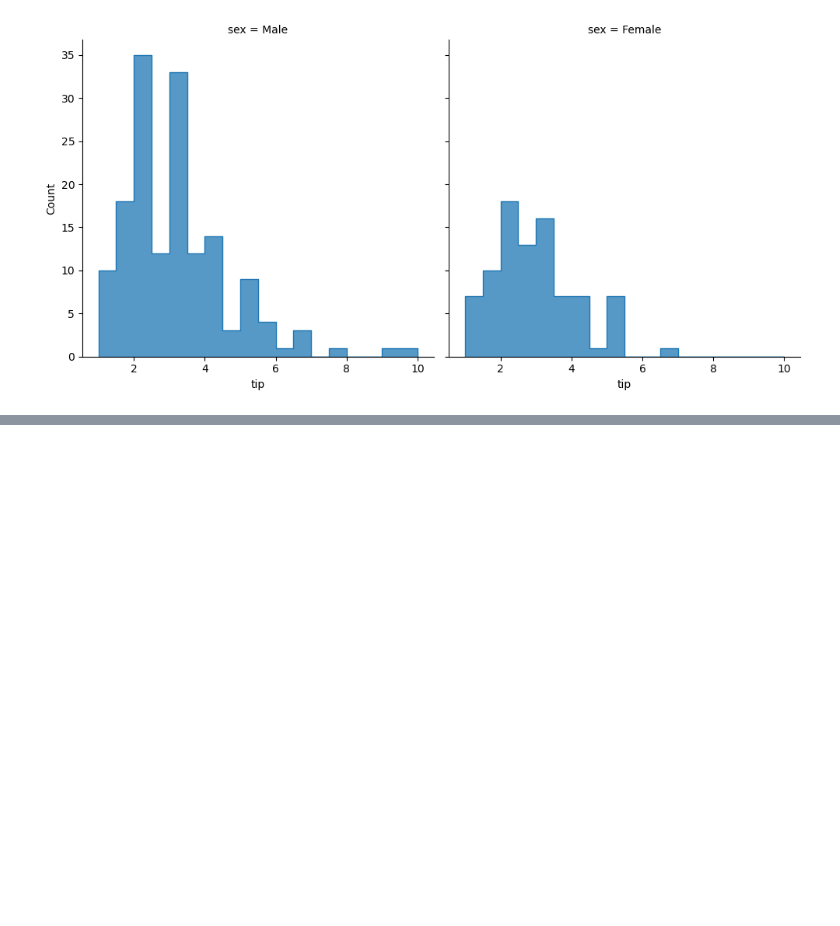
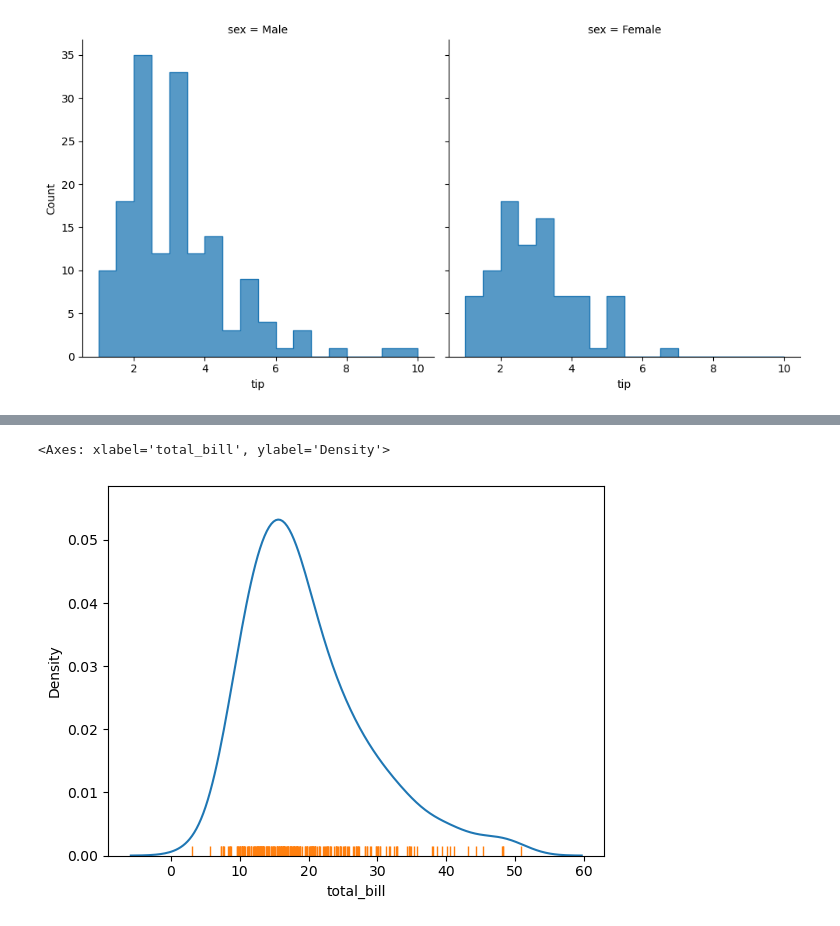
Before and after one commit to rakeshtunasahu/All-about-Python-basic-OOPs-libraries-, a Jupyter notebook: Seaborn/distribution_plot.ipynb, the cells around one changed output, grey strips where cells are left out. Cells and saved outputs as stored; diff of their text form; code cells hidden in the pictures; blank space fills up the shorter version.

```diff
--- a/Seaborn/distribution_plot.ipynb
+++ b/Seaborn/distribution_plot.ipynb
@@ -105,0 +112,11 @@ sns.displot(data=tips, x='tip', kind='hist',col='sex',element='step')
+# %%
+# Rugplot
+
+# Plot marginal distributions by drawing ticks along the x and y axes.
+
+# This function is intended to complement other plots by showing the location of individual observations in an unobtrusive way.
+sns.kdeplot(data=tips,x='total_bill')
+sns.rugplot(data=tips,x='total_bill')
+# %% [output]
+<Axes: xlabel='total_bill', ylabel='Density'>
+[figure, added]
```
Also changed, not shown: parts of 4 cells of this notebook.
